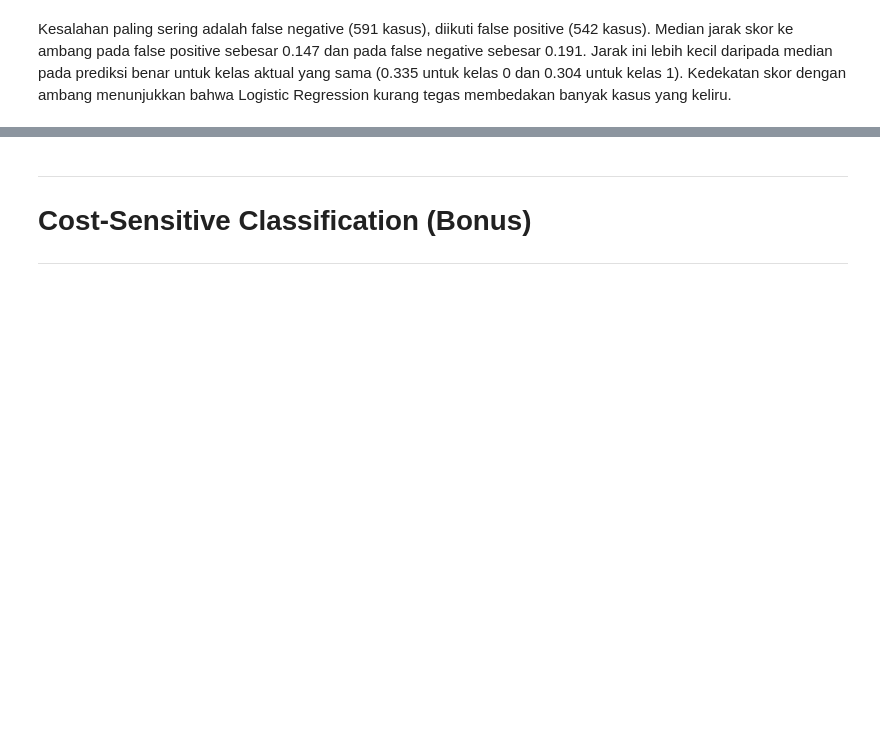
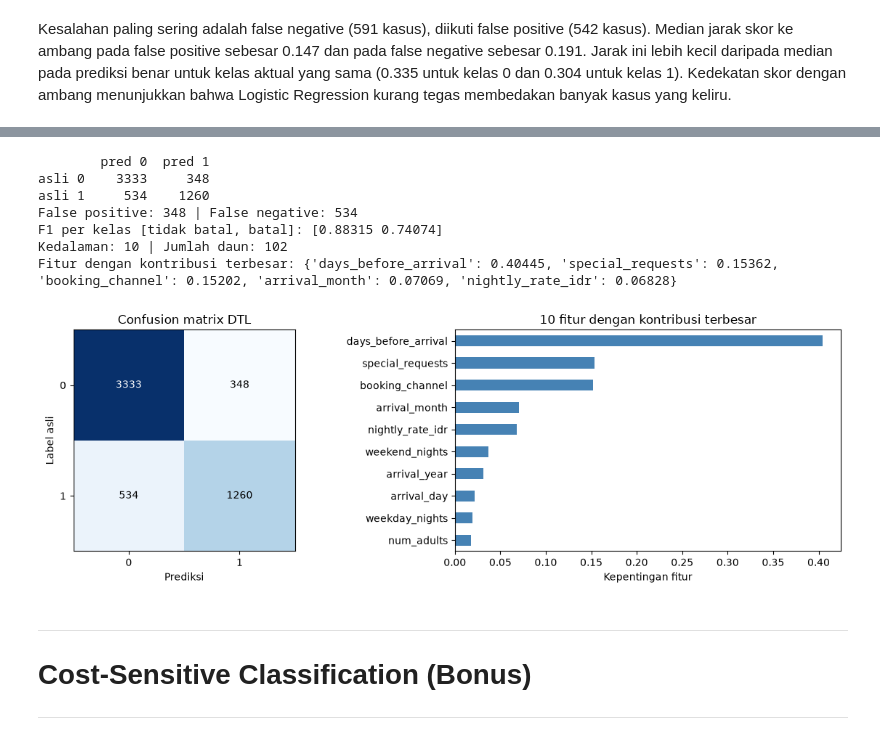
Before and after one commit to zizadhrmaa/IF3170_G25_IMKSIAI, a Jupyter notebook: src/Notebook_Tugas_Besar_2_IF3170_Inteligensi_Artifisial_2026_2027.ipynb, the cells around one changed output, grey strips where cells are left out. Saved outputs shown, nothing was run; the diff lists cells and outputs as text; code cells hidden in the pictures; blank space fills up the shorter version.

```diff
--- a/src/Notebook_Tugas_Besar_2_IF3170_Inteligensi_Artifisial_2026_2027.ipynb
+++ b/src/Notebook_Tugas_Besar_2_IF3170_Inteligensi_Artifisial_2026_2027.ipynb
@@ -753,0 +872,21 @@ This part covers one chosen variant, which is ID3, C4.5, or CART, and its valida
+# %%
+dtl_start = time.perf_counter()
+dtl_model = dtl_make_model(dtl_best_params).fit(X_dtl_train, y_train)
+dtl_fit_time = time.perf_counter() - dtl_start
+dtl_val_pred = dtl_model.predict(X_dtl_val)
+dtl_val_proba = dtl_model.predict_proba(X_dtl_val)
+assert np.isfinite(dtl_val_proba).all() and np.allclose(dtl_val_proba.sum(axis=1), 1)
+dtl_results = pd.DataFrame([{
+    'model': 'Decision Tree Learning (C4.5)',
+    'val_macro_f1': macro_f1(y_val, dtl_val_pred),
+    'val_accuracy': accuracy(y_val, dtl_val_pred),
+}])
+dtl_validation_summary = pd.DataFrame([
+    {'model': name, 'macro_f1': macro_f1(y_val, pred), 'accuracy': accuracy(y_val, pred),
+     'depth': model.get_depth(), 'leaves': model.get_n_leaves(), 'fit_seconds': seconds}
+    for name, model, pred, seconds in [('Baseline', dtl_baseline_model, dtl_baseline_pred, dtl_baseline_time),
+                                       ('DTL tuning CV', dtl_model, dtl_val_pred, dtl_fit_time)]])
+print(dtl_validation_summary.round(5).to_string(index=False))
+dtl_delta = macro_f1(y_val, dtl_val_pred) - macro_f1(y_val, dtl_baseline_pred)
+print(f'Perubahan Macro F1 validasi setelah tuning: {dtl_delta:+.5f}.')
+print('Tuning dipilih berdasarkan CV; peningkatan pada validasi tidak dijamin.')
@@ -1998,3 +2246,35 @@ Kesalahan paling sering adalah false negative (591 kasus), diikuti false positiv
+# %%
+dtl_cm = confusion_matrix(y_val, dtl_val_pred)
+dtl_f1_classes = f1_per_class(y_val, dtl_val_pred)
+print(pd.DataFrame(dtl_cm, index=['asli 0', 'asli 1'], columns=['pred 0', 'pred 1']))
+print(f'False positive: {dtl_cm[0, 1]} | False negative: {dtl_cm[1, 0]}')
+print('F1 per kelas [tidak batal, batal]:', dtl_f1_classes.round(5))
+print('Kedalaman:', dtl_model.get_depth(), '| Jumlah daun:', dtl_model.get_n_leaves())
+dtl_importances = pd.Series(dtl_model.feature_importances_, index=dtl_model.feature_names_).sort_values(ascending=False)
+print('Fitur dengan kontribusi terbesar:', dtl_importances.head(5).round(5).to_dict())
+dtl_fig, dtl_axes = plt.subplots(1, 2, figsize=(12, 4))
+dtl_axes[0].imshow(dtl_cm, cmap='Blues')
+for dtl_r in range(2):
+    for dtl_c in range(2):
+        dtl_axes[0].text(dtl_c, dtl_r, str(dtl_cm[dtl_r, dtl_c]), ha='center', va='center',
+                         color='white' if dtl_cm[dtl_r, dtl_c] > dtl_cm.max()/2 else 'black')
+dtl_axes[0].set(xticks=[0, 1], yticks=[0, 1], xlabel='Prediksi', ylabel='Label asli', title='Confusion matrix DTL')
+dtl_importances.head(10).sort_values().plot.barh(ax=dtl_axes[1], color=CFG.PLOT_COLOR)
+dtl_axes[1].set(title='10 fitur dengan kontribusi terbesar', xlabel='Kepentingan fitur')
+dtl_fig.tight_layout()
+dtl_error_dir = CFG.OUTPUT_DIR / 'visualization' / 'dtl'
+dtl_error_dir.mkdir(parents=True, exist_ok=True)
+dtl_fig.savefig(dtl_error_dir / 'error_analysis.png', dpi=150, bbox_inches='tight')
+plt.show()
+# %% [output]
+        pred 0  pred 1
+asli 0    3333     348
+asli 1     534    1260
+False positive: 348 | False negative: 534
+F1 per kelas [tidak batal, batal]: [0.88315 0.74074]
+Kedalaman: 10 | Jumlah daun: 102
+Fitur dengan kontribusi terbesar: {'days_before_arrival': 0.40445, 'special_requests': 0.15362, 'booking_channel': 0.15202, 'arrival_month': 0.07069, 'nightly_rate_idr': 0.06828}
+[figure, added]
 # %% [markdown]
 ---
 
```
Also changed, not shown: parts of 30 cells of this notebook, 9 other files.
